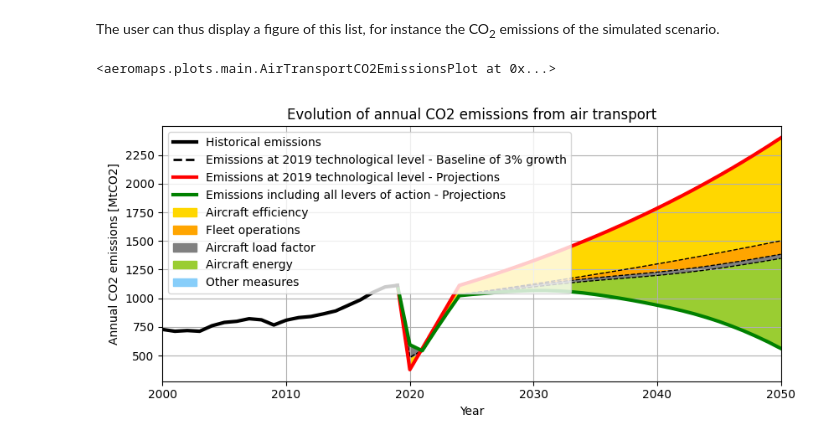
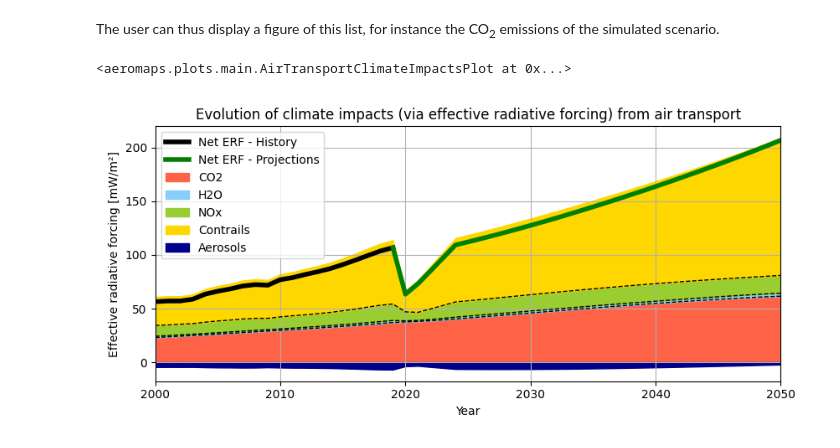
Before and after one commit to AeroMAPS/AeroMAPS, a Jupyter notebook: aeromaps/notebooks/basic_example.ipynb, the cells around one changed output. Saved outputs shown, nothing was run; the diff lists cells and outputs as text; code cells hidden in the pictures.

```diff
--- a/aeromaps/notebooks/basic_example.ipynb
+++ b/aeromaps/notebooks/basic_example.ipynb
@@ -255,7 +255,7 @@ process.list_available_plots()
 # %% [markdown]
 The user can thus display a figure of this list, for instance the CO<sub>2</sub> emissions of the simulated scenario.
 # %%
-process.plot("air_transport_co2_emissions")
+process.plot("air_transport_climate_impacts")
 # %% [output]
-<aeromaps.plots.main.AirTransportCO2EmissionsPlot at 0x...>
+<aeromaps.plots.main.AirTransportClimateImpactsPlot at 0x...>
-[figure, old version]
+[figure, new version]
```
Also changed, not shown: parts of 5 cells of this notebook, 6 other files.
